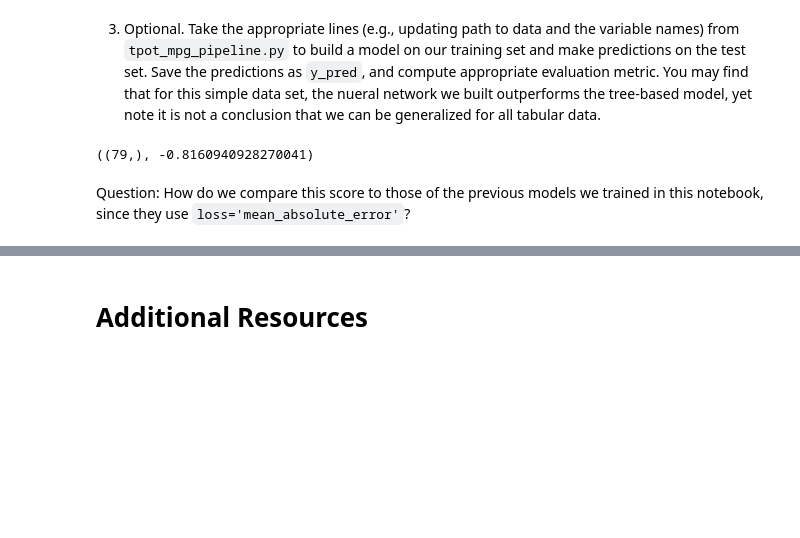
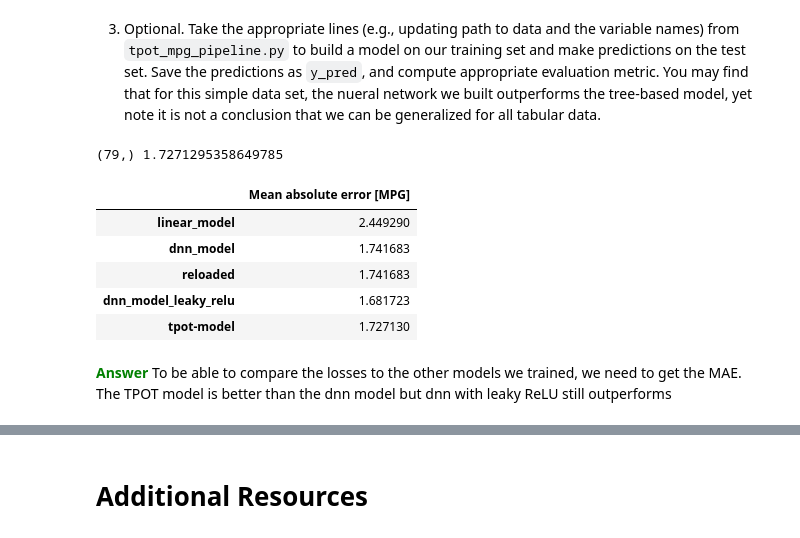
Before and after one commit to AsiehH/MLE-7, a Jupyter notebook: assignments/week-6-auto-ml/nb/fuel_efficiency.ipynb, the cells around one changed output, grey strips where cells are left out. Cells and saved outputs as stored; diff of their text form; code cells hidden in the pictures; blank space fills up the shorter version.

Commit message:
answered questions; compared tpot evaluation

```diff
--- a/assignments/week-6-auto-ml/nb/fuel_efficiency.ipynb
+++ b/assignments/week-6-auto-ml/nb/fuel_efficiency.ipynb
@@ -653,6 +654,7 @@ from sklearn.ensemble import ExtraTreesRegressor
 from sklearn.linear_model import LassoLarsCV
 from sklearn.model_selection import train_test_split
 from sklearn.pipeline import make_pipeline, make_union
+from sklearn.metrics import mean_absolute_error
 from tpot.builtins import StackingEstimator
 from tpot.export_utils import set_param_recursive
 
@@ -680,19 +682,29 @@ def tpot_model():
 
   exported_pipeline.fit(training_features, training_target)
   result = exported_pipeline.predict(testing_features)
-  #mine
-  score = tpot.score(testing_features, testing_target)
 
-  #print(training_features.shape, testing_target)
-  #error = testing_target - y_pred# YOUR CODE HERE
-  #print(error)
+  mae = mean_absolute_error(testing_target, result)
 
-  return result, score
+  return result, mae
 
-y_pred, score  = tpot_model()
-y_pred.shape, score
+y_pred, mae = tpot_model()
+print(y_pred.shape, mae)
 # %% [output]
-((79,), -0.8160940928270041)
+(79,) 1.7271295358649785
-# %% [markdown]
-Question:
-How do we compare this score to those of the previous models we trained in this notebook, since they use `loss='mean_absolute_error'`?
+# %%
+from sklearn.metrics import mean_absolute_error
+mae = mean_absolute_error(testing_target, result)
+print('mae', mae)
+# %%
+test_results['tpot-model'] = mae
+pd.DataFrame(test_results, index=['Mean absolute error [MPG]']).T
+# %% [output]
+|  | Mean absolute error [MPG] |
+| linear_model | 2.449290 |
+| dnn_model | 1.741683 |
+| reloaded | 1.741683 |
+| dnn_model_leaky_relu | 1.681723 |
+| tpot-model | 1.727130 |
+# %% [markdown]
+<span style="color:green">**Answer**</span>
+To be able to compare the losses to the other models we trained, we need to get the MAE. The TPOT model is better than the dnn model but dnn with leaky ReLU still outperforms
```
Also changed, not shown: parts of 26 cells of this notebook.
